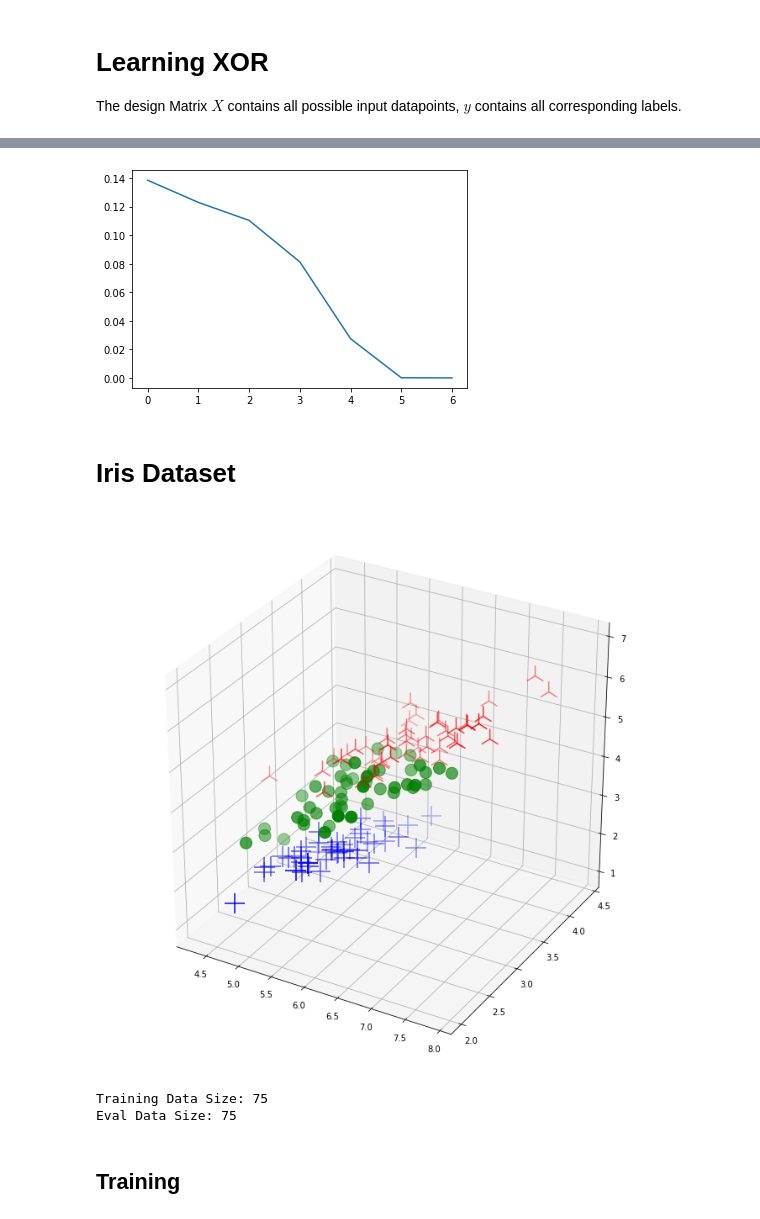
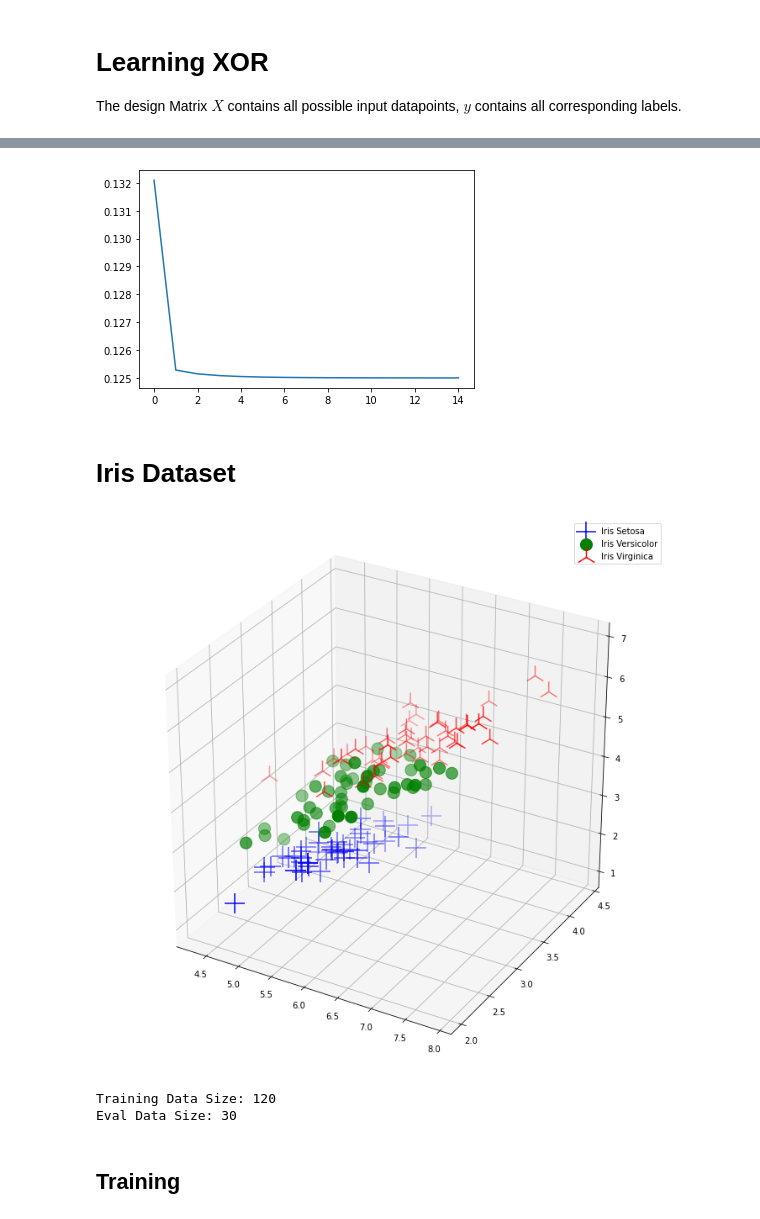
Before and after one commit to SirBubbls/backpropagation-seminar, a Jupyter notebook: Iris Dataset (Mini Batch).ipynb, the cells around one changed output, grey strips where cells are left out. Saved outputs shown, nothing was run; the diff lists cells and outputs as text; code cells hidden in the pictures.

```diff
--- a/Iris Dataset (Mini Batch).ipynb
+++ b/Iris Dataset (Mini Batch).ipynb
@@ -79,18 +79,20 @@ learning_rate = 0.3
 
 def backprop_entry(X, label, print_loss=False):
     global a, z, w, b, n_weights, n_bias, learning_rate
-    n_weights, n_bias = [], []
 
-    # forward_propagation
+    n_weights, n_bias = [], []  # List to store new weights & biases
+
+    # Forward-propagation
     pred = forward_prop(X)
     backprop_rec(0, X, pred, label)
 
     # Update Weights
     w = list(reversed(n_weights))
     b = list(reversed(n_bias))
-    if print_loss:
-        loss(pred, label)
-    return loss(pred, label)  # Return Loss
+
+    if print_loss: loss(pred, label)  # Print loss if requested
+
+    return loss(pred, label)  # Return loss
 
 
 def backprop_rec(i, X, y, label):
@@ -113,7 +115,7 @@ def backprop_rec(i, X, y, label):
     return g @ w[i]
 
 def train_rec(epochs, size=100, threshold=0.0001, print_interval=1):
-    l = []  # Loos per Epoch
+    l = []  # loss per epoch
 
     for i in range(epochs):
         sum_loss = 0.0
@@ -126,13 +128,14 @@ def train_rec(epochs, size=100, threshold=0.0001, print_interval=1):
 
 # Reinitialize Weights & Biases
 w, b = [], []
+
+# NN architecture
 add_layer(w, b, 3, 2)
 add_layer(w, b, 3)
 add_layer(w, b, 1)
 
 loss_over_time = train_rec(15,100)
 
-
 plt.plot(loss_over_time)
 print('\nPredictions: ', forward_prop(X).T)
 print('Labels: ', y.T)
@@ -152,4 +163,4 @@ Delta: [[-3.321e-08 -1.404e-08 -1.744e-09  3.339e-08]]
-[figure, old version]
+[figure, new version]
 # %% [markdown]
 # Iris Dataset
 # %%
@@ -163,26 +174,26 @@ fig = plt.figure(figsize=(12,12))
 ax = fig.add_subplot(111, projection='3d')
 setosa = data.loc[data['Iris-setosa'] == 1]
 xs, ys, zs, c = setosa.iloc()[:,0], setosa.iloc()[:,1], setosa.iloc()[:,2], setosa.iloc()[:,3]
-ax.scatter(xs, ys, zs, marker='+', c='blue', cmap=plt.hot(), s=600)
+ax.scatter(xs, ys, zs, marker='+', c='blue', cmap=plt.hot(), s=600, label='Iris Setosa')
 
 setosa = data.loc[data['Iris-versicolor'] == 1]
 xs, ys, zs, c = setosa.iloc()[:,0], setosa.iloc()[:,1], setosa.iloc()[:,2], setosa.iloc()[:,3]
-ax.scatter(xs, ys, zs, marker='o', c='green', cmap=plt.hot(), s=200)
+ax.scatter(xs, ys, zs, marker='o', c='green', cmap=plt.hot(), s=200, label='Iris Versicolor')
 
 setosa = data.loc[data['Iris-virginica'] == 1]
 xs, ys, zs, c = setosa.iloc()[:,0], setosa.iloc()[:,1], setosa.iloc()[:,2], setosa.iloc()[:,3]
-ax.scatter(xs, ys, zs, marker='2', c='red', cmap=plt.hot(), s=600)
-
+ax.scatter(xs, ys, zs, marker='2', c='red', cmap=plt.hot(), s=600, label='Iris Virginica')
+ax.legend()
 plt.show()
 # %% [output]
-[figure, old version]
+[figure, new version]
 # %%
 # Shuffle Data
 data = data.sample(len(data))
 
-split_factor = 2
-data_training = data[len(data) // split_factor:]
-data_testing = data[:len(data) // split_factor]
+split_factor = 0.8
+data_training = data[:round(len(data) * split_factor)]
+data_testing = data[round(len(data) * split_factor):]
 
 print(f'Training Data Size: {len(data_training)}')
 print(f'Eval Data Size: {len(data_testing)}')
@@ -226,8 +237,8 @@ def eval_iris(n=20, silent=False):
         if not silent: print(f'Prediction: {np.argmax(p)} ({np.argmax(label)}) [{loss(p, label)}]')
     return np.sum(loss(p,label))
 # %% [output]
-Training Data Size: 75
-Eval Data Size: 75
+Training Data Size: 120
+Eval Data Size: 30
 # %% [markdown]
 ## Training
 # %%
```
Also changed, not shown: parts of 3 cells of this notebook.
